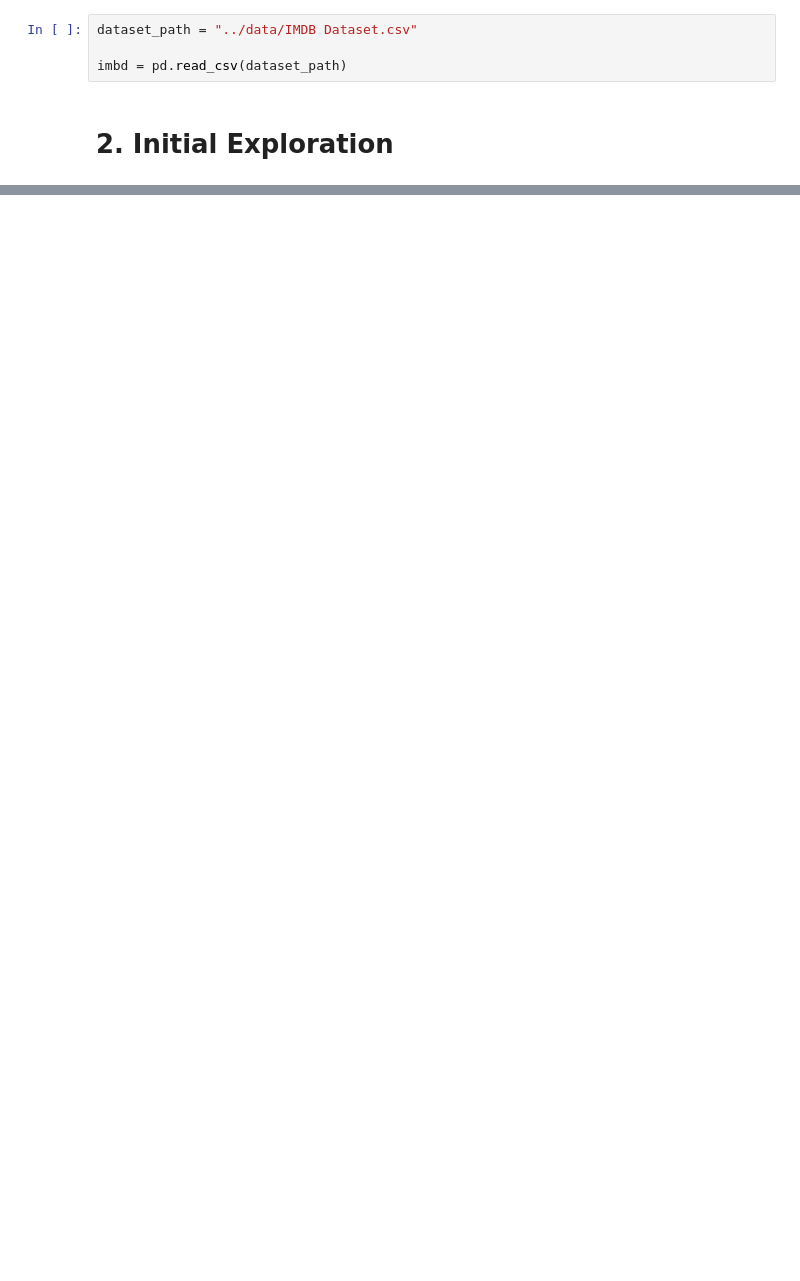
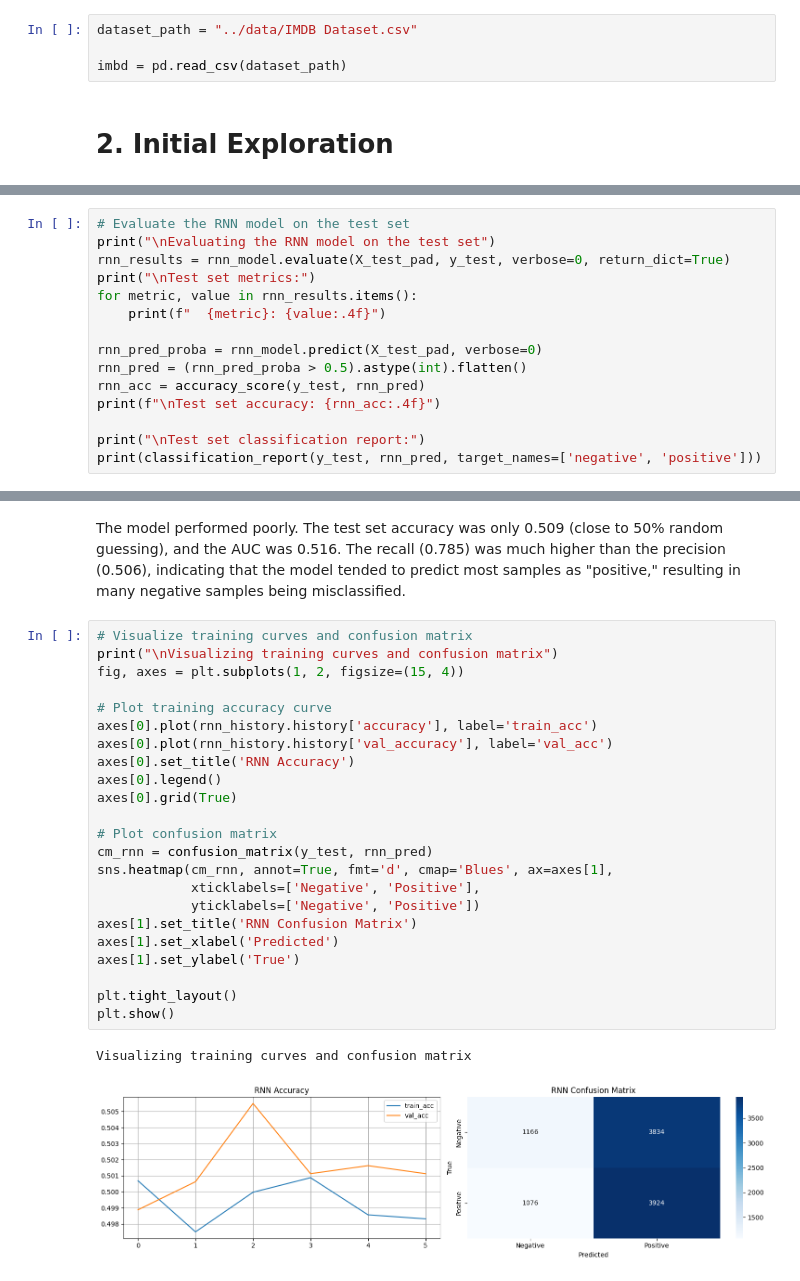
Before and after one commit to Iris-Jiaa/DSML2-ChangyuJia, a Jupyter notebook: notebook/dsml-deepLearning.ipynb, the cells around one changed output, grey strips where cells are left out. Cells and saved outputs as stored; diff of their text form; blank space fills up the shorter version.

```diff
--- a/notebook/dsml-deepLearning.ipynb
+++ b/notebook/dsml-deepLearning.ipynb
@@ -349,0 +252,15 @@ Prediction: negative (Probability=0.4989)
+# %%
+# Evaluate the RNN model on the test set
+print("\nEvaluating the RNN model on the test set")
+rnn_results = rnn_model.evaluate(X_test_pad, y_test, verbose=0, return_dict=True)
+print("\nTest set metrics:")
+for metric, value in rnn_results.items():
+    print(f"  {metric}: {value:.4f}")
+
+rnn_pred_proba = rnn_model.predict(X_test_pad, verbose=0)
+rnn_pred = (rnn_pred_proba > 0.5).astype(int).flatten()
+rnn_acc = accuracy_score(y_test, rnn_pred)
+print(f"\nTest set accuracy: {rnn_acc:.4f}")
+
+print("\nTest set classification report:")
+print(classification_report(y_test, rnn_pred, target_names=['negative', 'positive']))
@@ -349,0 +288,28 @@ Prediction: negative (Probability=0.4989)
+# %% [markdown]
+The model performed poorly. The test set accuracy was only 0.509 (close to 50% random guessing), and the AUC was 0.516. The recall (0.785) was much higher than the precision (0.506), indicating that the model tended to predict most samples as "positive," resulting in many negative samples being misclassified.
+# %%
+# Visualize training curves and confusion matrix
+print("\nVisualizing training curves and confusion matrix")
+fig, axes = plt.subplots(1, 2, figsize=(15, 4))
+
+# Plot training accuracy curve
+axes[0].plot(rnn_history.history['accuracy'], label='train_acc')
+axes[0].plot(rnn_history.history['val_accuracy'], label='val_acc')
+axes[0].set_title('RNN Accuracy')
+axes[0].legend()
+axes[0].grid(True)
+
+# Plot confusion matrix
+cm_rnn = confusion_matrix(y_test, rnn_pred)
+sns.heatmap(cm_rnn, annot=True, fmt='d', cmap='Blues', ax=axes[1],
+            xticklabels=['Negative', 'Positive'],
+            yticklabels=['Negative', 'Positive'])
+axes[1].set_title('RNN Confusion Matrix')
+axes[1].set_xlabel('Predicted')
+axes[1].set_ylabel('True')
+
+plt.tight_layout()
+plt.show()
+# %% [output]
+Visualizing training curves and confusion matrix
+[figure, added]
```
Also changed, not shown: parts of 47 cells of this notebook, 2 other files.
